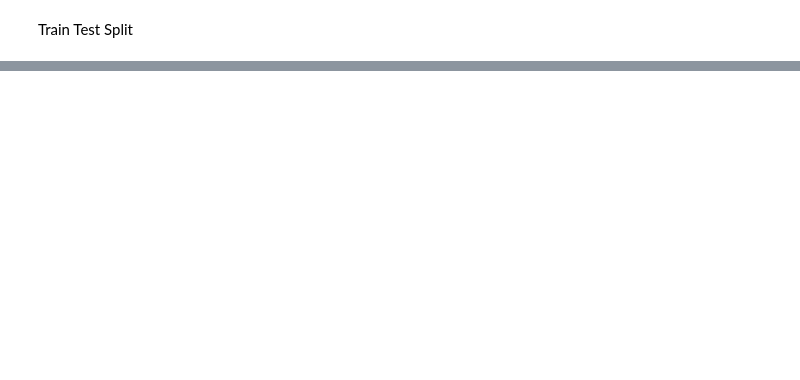
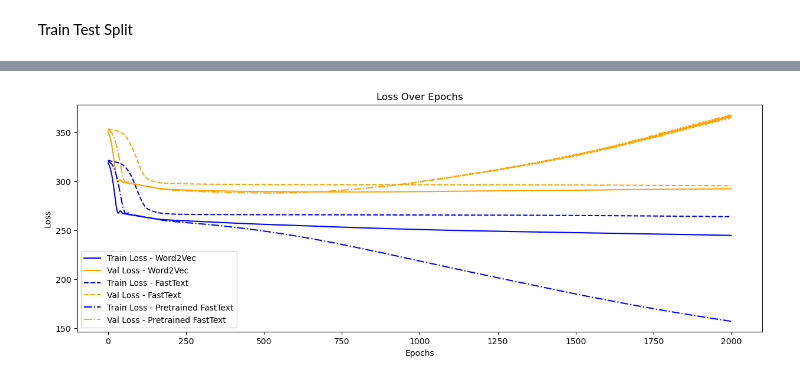
Before and after one commit to oleksandr-diudiun/week2mlx, a Jupyter notebook: model.ipynb, the cells around one changed output, grey strips where cells are left out. Drawn from its saved outputs; the diff is of its cells as text; code cells hidden in the pictures; blank space fills up the shorter version.

```diff
--- a/model.ipynb
+++ b/model.ipynb
@@ -271,0 +560,24 @@ Test Loss: 241.9383544921875
+# %%
+fig, ax = plt.subplots(figsize=(15, 5))
+
+# Labels for each plot for clarity
+labels = ['Word2Vec', 'FastText', 'Pretrained FastText']
+linestyles = ['-', '--', '-.']
+
+for i, (epoch_list, train_loss_list, val_loss_list) in enumerate([w2v_plot, ft_plot, pt_plot]):
+    # Plot training and validation loss for each model
+    ax.plot(epoch_list, train_loss_list, label=f'Train Loss - {labels[i]}', linestyle=linestyles[i], color='blue')
+    ax.plot(epoch_list, val_loss_list, label=f'Val Loss - {labels[i]}', linestyle=linestyles[i], color='orange')
+
+# Set the title and labels
+ax.set_title('Loss Over Epochs')
+ax.set_xlabel('Epochs')
+ax.set_ylabel('Loss')
+
+# Enable the legend
+ax.legend()
+
+# Show the plot
+plt.show()
+# %% [output]
+[figure, added]
```
Also changed, not shown: parts of 21 cells of this notebook.
